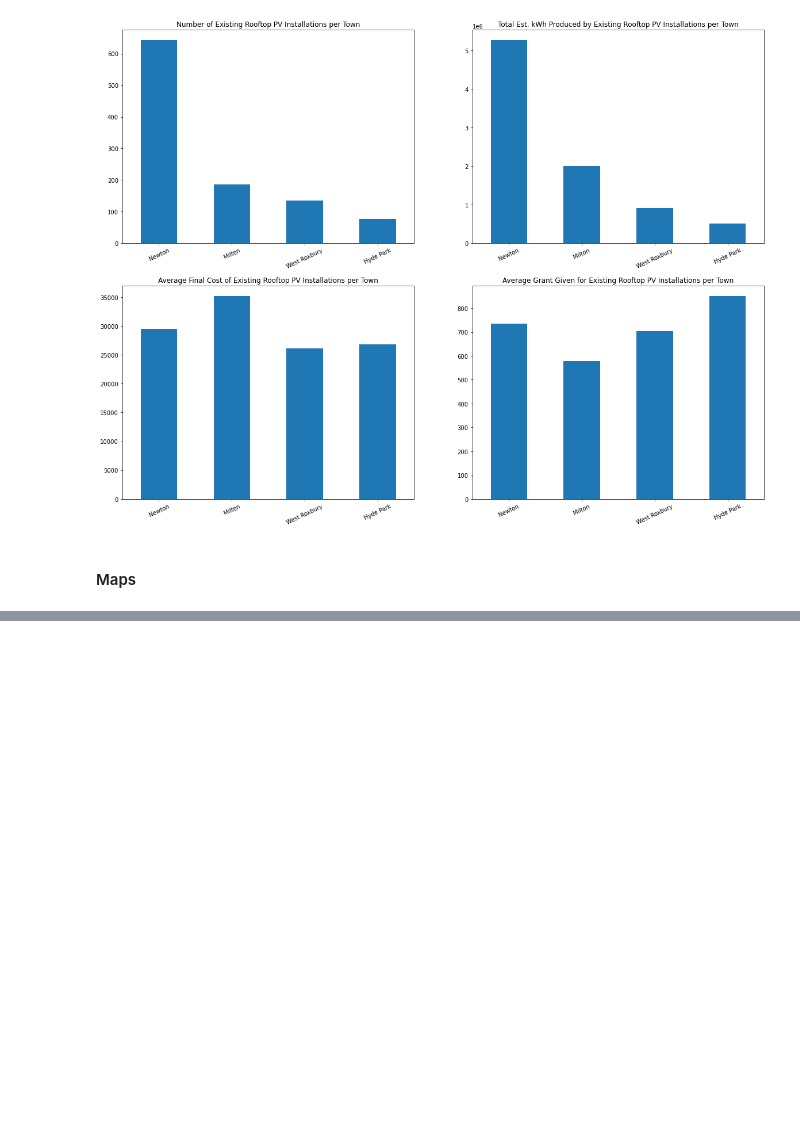
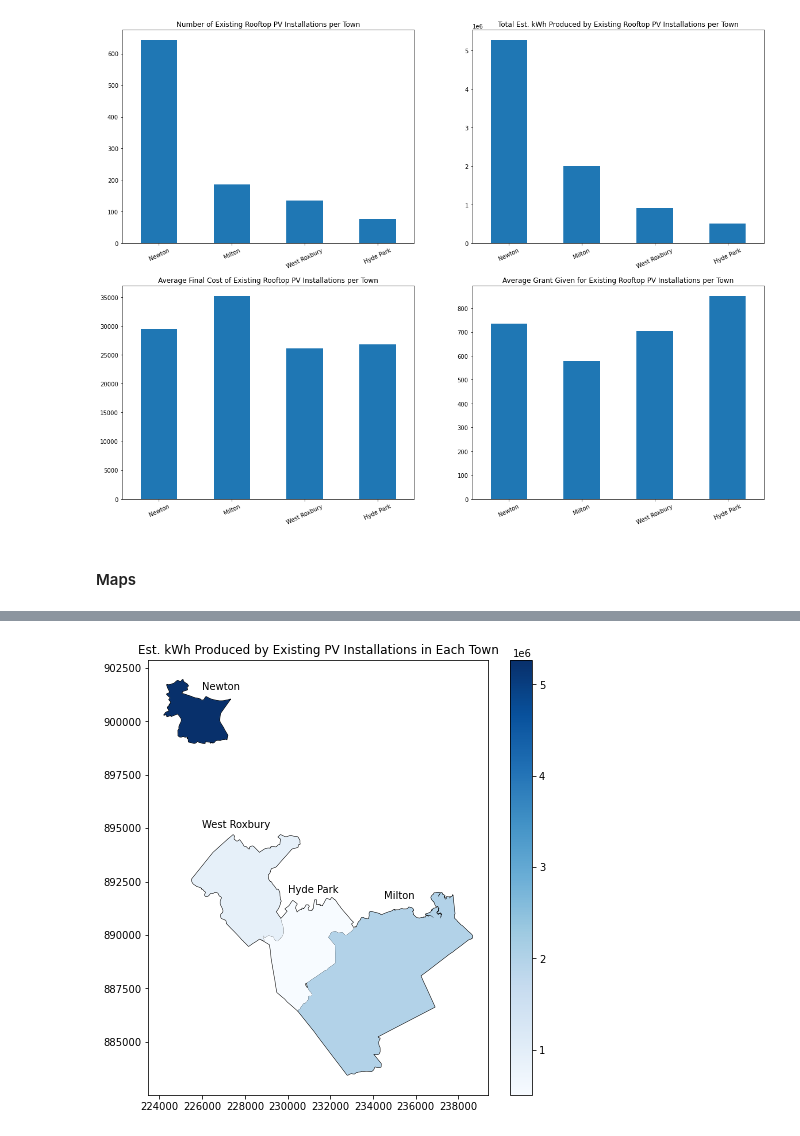
Before and after one commit to ghostpress/ma-solar, a Jupyter notebook: code/initViz.ipynb, the cells around one changed output, grey strips where cells are left out. Saved outputs shown, nothing was run; the diff lists cells and outputs as text; code cells hidden in the pictures; blank space fills up the shorter version.

```diff
--- a/code/initViz.ipynb
+++ b/code/initViz.ipynb
@@ -254,0 +326,19 @@ plt.savefig(outputDir('viz/existingPVBars.png'), dpi=150, format='png')
+# %%
+fig3, ax3 = plt.subplots()
+fig3.set_size_inches(8, 8)
+
+townsPV.plot(ax=ax3, color='None', edgecolor='black')
+townsPV.plot('sumkWhProd', ax=ax3, cmap='Blues', legend=True)
+
+# Town labels
+ax3.text(226000, 901500, 'Newton')
+ax3.text(226000, 895000, 'West Roxbury')
+ax3.text(230000, 892000, 'Hyde Park')
+ax3.text(234500, 891700, 'Milton')
+
+ax3.set_title('Est. kWh Produced by Existing PV Installations in Each Town')
+
+# Save image
+plt.savefig(outputDir('viz/existPVkWhMap.png'), dpi=150, format='png')
+# %% [output]
+[figure, added]
```
Also changed, not shown: parts of 7 cells of this notebook, 2 other files.
